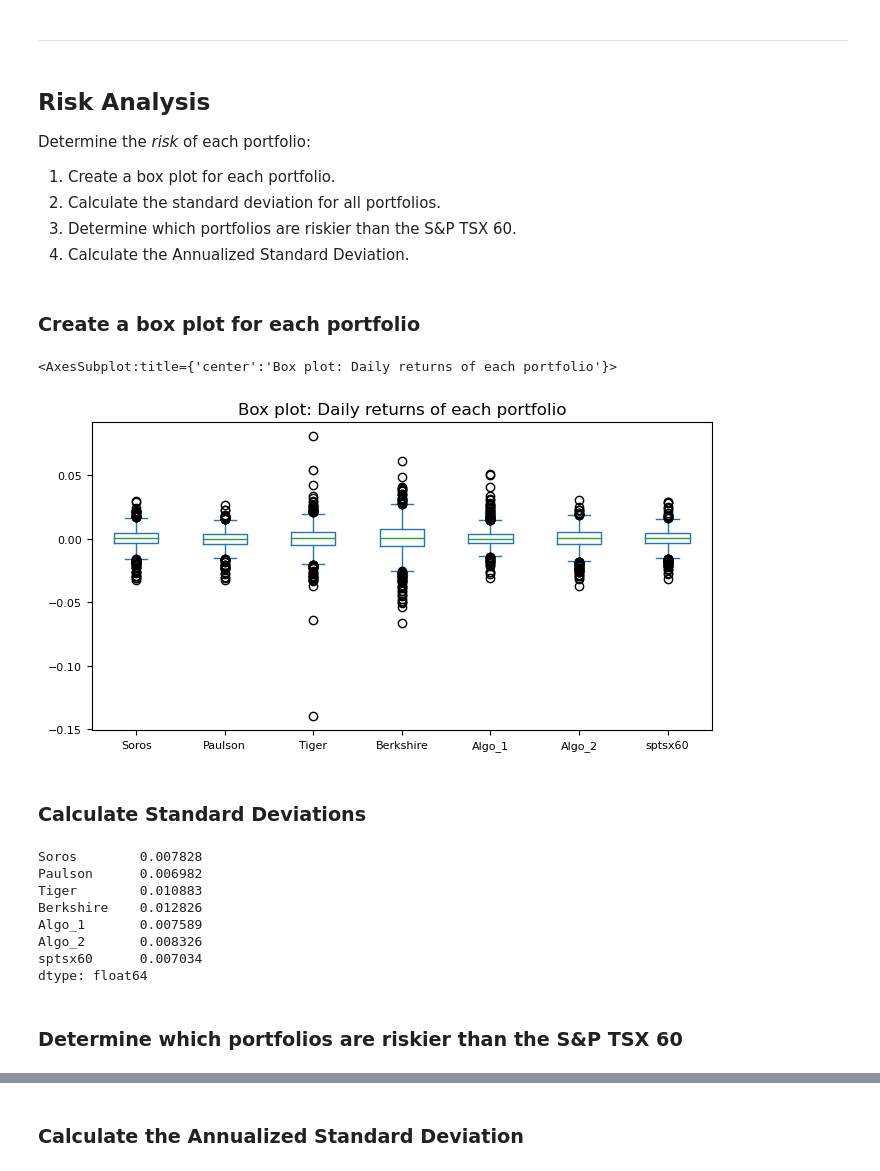
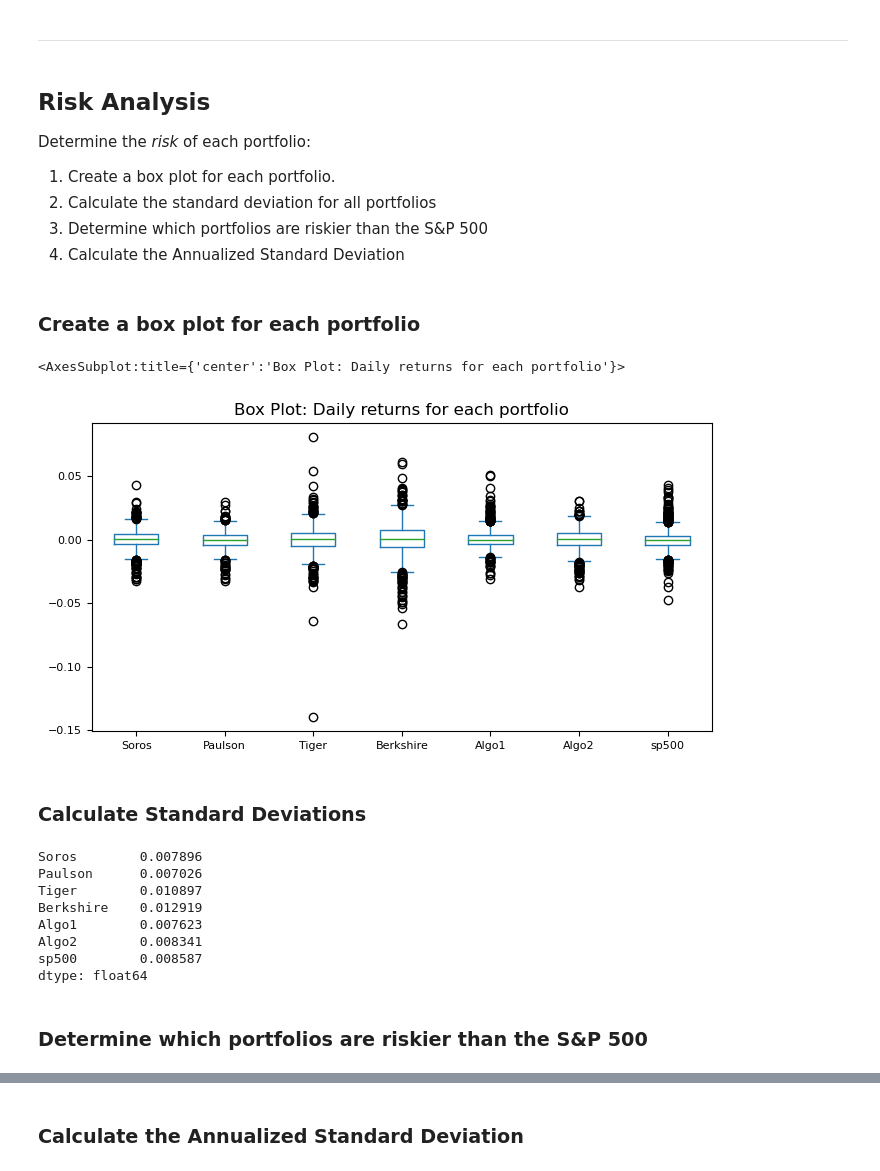
Before and after one commit to twigikit/pandas-homework, a Jupyter notebook: whale_analysis.ipynb, the cells around one changed output, grey strips where cells are left out. Saved outputs shown, nothing was run; the diff lists cells and outputs as text; code cells hidden in the pictures.

Commit message:
Risk Analysis - Standard Deviation

```diff
--- a/whale_analysis.ipynb
+++ b/whale_analysis.ipynb
@@ -165,3 +137,3 @@ sptsx60_daily_returns.isnull().sum()
 # %%
 # Drop nulls
-sptsx60_daily_returns = sptsx60_daily_returns.dropna()
+sp500_daily_returns = sp500_daily_returns.dropna()
@@ -173,4 +140,3 @@ sptsx60_daily_returns.isnull().sum()
 # %%
 # Rename `Close` Column to be specific to this portfolio.
-sptsx60_daily_returns = sptsx60_daily_returns.rename("sptsx60")
-sptsx60_daily_returns.head()
+sp500_daily_returns = sp500_daily_returns.rename(columns={'Close':'sp500'})
@@ -187,6 +145,6 @@ Name: sptsx60, dtype: float32
 # %%
-# Join Whale Returns, Algorithmic Returns, and the S&P TSX 60 Returns into a single DataFrame with columns for each portfolio's returns.
-all_daily_returns = pd.concat([whale_df, algo_df, sptsx60_daily_returns], axis="columns", join="inner")
+# Join Whale Returns, Algorithmic Returns, and the S&P 500 Returns into a single DataFrame with columns for each portfolio's returns.
+all_daily_returns = pd.concat ([whale_df, algo_df, sp500_daily_returns], axis="columns", join="inner")
 all_daily_returns.head()
 # %% [output]
 |  | SOROS FUND MANAGEMENT LLC | PAULSON & CO.INC. | TIGER GLOBAL MANAGEMENT LLC | BERKSHIRE HATHAWAY INC | Algo 1 | Algo 2 | ... |
@@ -211,12 +157,11 @@ all_daily_returns.describe()
 # %%
 #rename columns for ease of referencing and neater visual plot
-all_daily_returns = all_daily_returns.rename( columns = {"SOROS FUND MANAGEMENT LLC": "Soros",
-                                                         "PAULSON & CO.INC. ": "Paulson",
-                                                         "TIGER GLOBAL MANAGEMENT LLC": "Tiger",
-                                                         "BERKSHIRE HATHAWAY INC":"Berkshire",
-                                                         "Algo 1": "Algo_1",
-                                                         "Algo 2": "Algo_2",
-                                                         "sptsx60": "sptsx60"})
+all_daily_returns = all_daily_returns.rename(columns = {'SOROS FUND MANAGEMENT LLC':'Soros',
+                                                        'PAULSON & CO.INC. ':'Paulson',
+                                                        'TIGER GLOBAL MANAGEMENT LLC':'Tiger',
+                                                        'BERKSHIRE HATHAWAY INC': 'Berkshire',
+                                                        'Algo 1':'Algo1',
+                                                        'Algo 2':'Algo2'})
 # %%
 all_daily_returns.head()
 # %% [output]
@@ -313,30 +250,31 @@ cumulative_returns.plot( fontsize = 8, figsize=(14,5), title = "Cumulative retur
 Determine the _risk_ of each portfolio:
 
 1. Create a box plot for each portfolio.
-2. Calculate the standard deviation for all portfolios.
-4. Determine which portfolios are riskier than the S&P TSX 60.
-5. Calculate the Annualized Standard Deviation.
+2. Calculate the standard deviation for all portfolios
+4. Determine which portfolios are riskier than the S&P 500
+5. Calculate the Annualized Standard Deviation
 # %% [markdown]
 ### Create a box plot for each portfolio
 # %%
 # Box plot to visually show risk
-all_daily_returns.plot.box(figsize=(8,4), fontsize = 8, title = "Box plot: Daily returns of each portfolio")
+all_daily_returns.plot.box(figsize =(8,4), fontsize = 8, title = "Box Plot: Daily returns for each portfolio")
 # %% [output]
-<AxesSubplot:title={'center':'Box plot: Daily returns of each portfolio'}>
+<AxesSubplot:title={'center':'Box Plot: Daily returns for each portfolio'}>
-[figure, old version]
+[figure, new version]
 # %% [markdown]
 ### Calculate Standard Deviations
 # %%
-# Calculate the daily standard deviations of all portfolios and S&P TSX 60
-all_daily_returns.std()
+# Calculate the daily standard deviations of all portfolios
+daily_sd = all_daily_returns.std()
+daily_sd
 # %% [output]
-Soros        0.007828
-Paulson      0.006982
-Tiger        0.010883
-Berkshire    0.012826
-Algo_1       0.007589
-Algo_2       0.008326
-sptsx60      0.007034
+Soros        0.007896
+Paulson      0.007026
+Tiger        0.010897
+Berkshire    0.012919
+Algo1        0.007623
+Algo2        0.008341
+sp500        0.008587
 dtype: float64
 # %% [markdown]
-### Determine which portfolios are riskier than the S&P TSX 60
+### Determine which portfolios are riskier than the S&P 500
```
Also changed, not shown: parts of 38 cells of this notebook, 8 other files.
